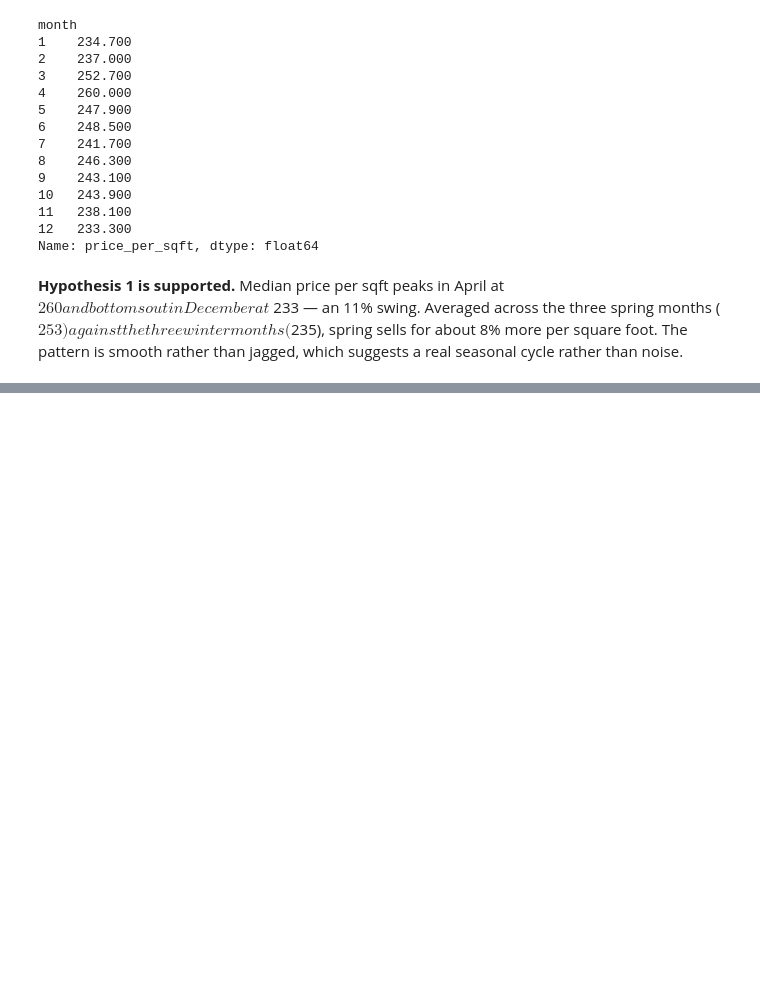
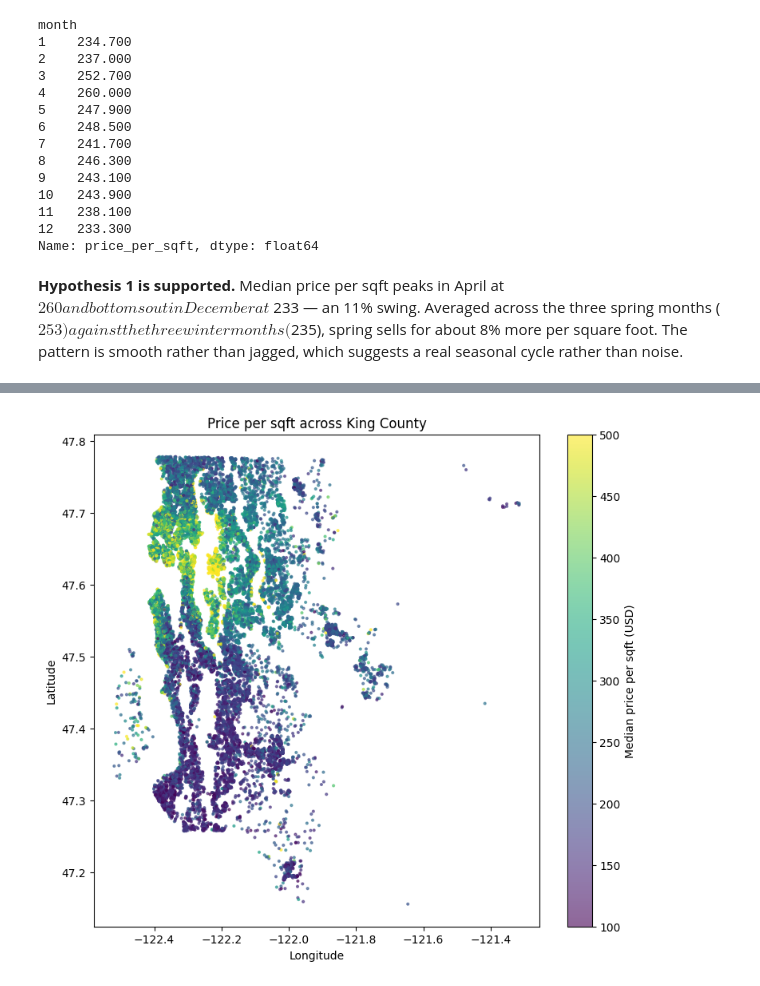
Before and after one commit to rouzbeh-enayatzadeh/eda-project, a Jupyter notebook: 04_eda.ipynb, the cells around one changed output, grey strips where cells are left out. Drawn from its saved outputs; the diff is of its cells as text; code cells hidden in the pictures; blank space fills up the shorter version.

Commit message:
Test hypothesis 2: price per sqft by neighborhood

```diff
--- a/04_eda.ipynb
+++ b/04_eda.ipynb
@@ -389,0 +420,19 @@ suggests a real seasonal cycle rather than noise.
+# %%
+plt.figure(figsize=(9, 8))
+sc = plt.scatter(
+    df_clean["long"],
+    df_clean["lat"],
+    c=df_clean["price_per_sqft"],
+    cmap="viridis",
+    s=4,
+    alpha=0.6,
+    vmin=100,
+    vmax=500,
+)
+plt.colorbar(sc, label="Median price per sqft (USD)")
+plt.xlabel("Longitude")
+plt.ylabel("Latitude")
+plt.title("Price per sqft across King County")
+plt.show()
+# %% [output]
+[figure, added]
```
Also changed, not shown: parts of 3 cells of this notebook.
